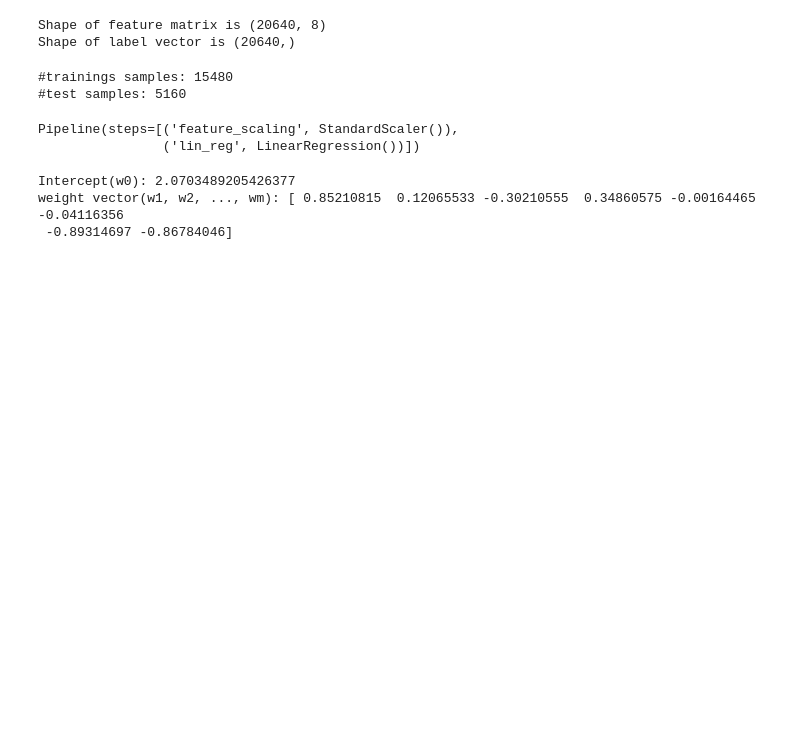
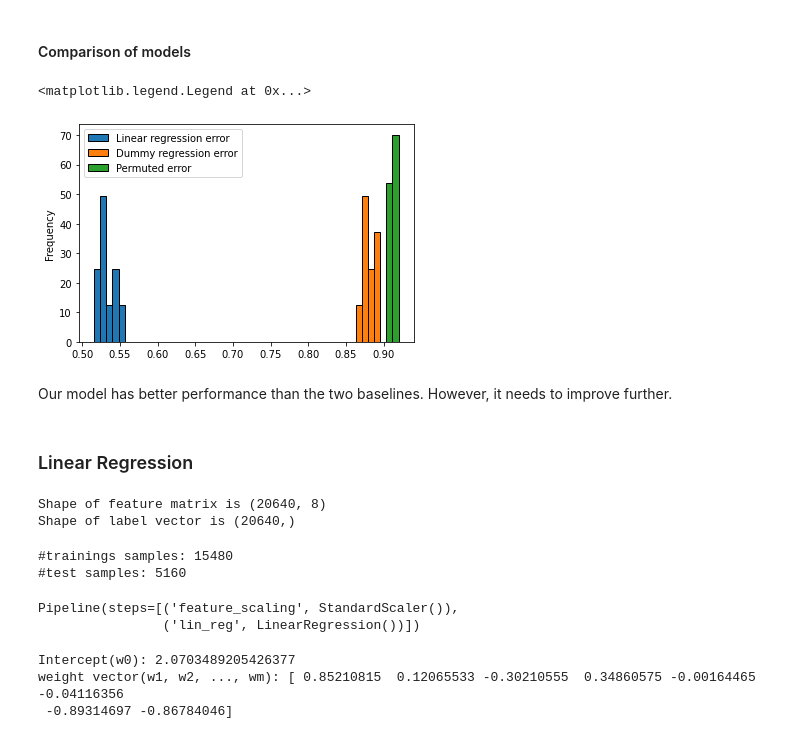
Before and after one commit to ananddotiyer/IIT-M, a Jupyter notebook: My Notes/MLP/Week3.ipynb, the cells around one changed output. Cells and saved outputs as stored; diff of their text form; code cells hidden in the pictures; blank space fills up the shorter version.

```diff
--- a/My Notes/MLP/Week3.ipynb
+++ b/My Notes/MLP/Week3.ipynb
@@ -0,0 +43,7 @@
+# %%
+lin_reg_cv_results = cross_validate(line_reg_pipeline, train_features, train_labels, cv=shuffle_split_cv,
+                                    scoring='neg_mean_absolute_error', return_train_score=True, return_estimator=True)
+
+lin_reg_errors = pd.Series(-1 * lin_reg_cv_results['test_score'], name='Linear regression error')
+
+lin_reg_errors
@@ -0,0 +94,5 @@
+# %%
+score, permutation_score, pvalue = permutation_test_score(line_reg_pipeline, train_features, train_labels, cv=shuffle_split_cv,
+                                                         scoring='neg_mean_absolute_error', n_permutations=30)
+
+permutation_errors = pd.Series(-1 * permutation_score, name='Permuted error')
@@ -1,3 +108,16 @@
+# %% [markdown]
+#### Comparison of models
+# %%
+error_df = pd.concat([lin_reg_errors, baseline_median_cv_results_errors, permutation_errors], axis=1)
+error_df.plot.hist(bins=50, density=True, edgecolor='black')
+plt.legend(loc='best')
+# %% [output]
+<matplotlib.legend.Legend at 0x...>
+[figure, added]
+# %% [markdown]
+Our model has better performance than the two baselines.  However, it needs to improve further.
+# %% [markdown]
+### Linear Regression
 # %%
 import numpy as np
 import pandas as pd
```
Also changed, not shown: parts of 19 cells of this notebook.
